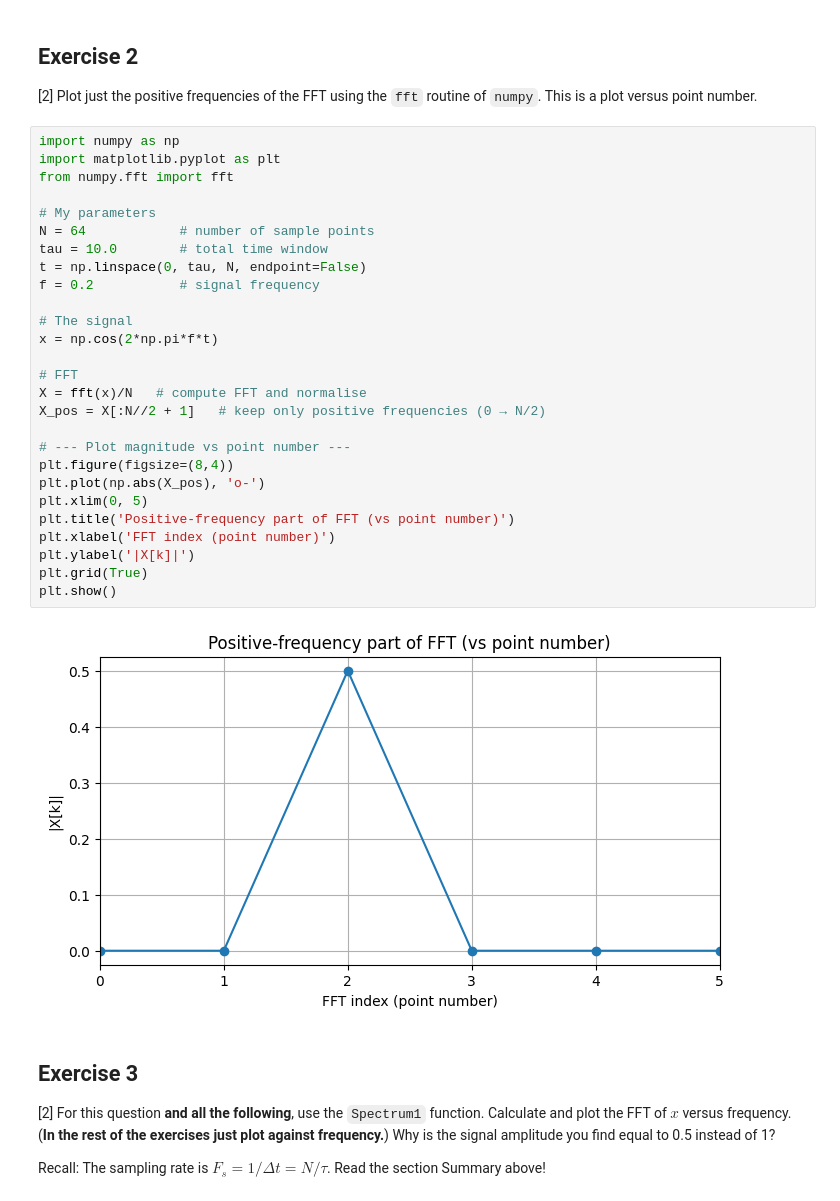
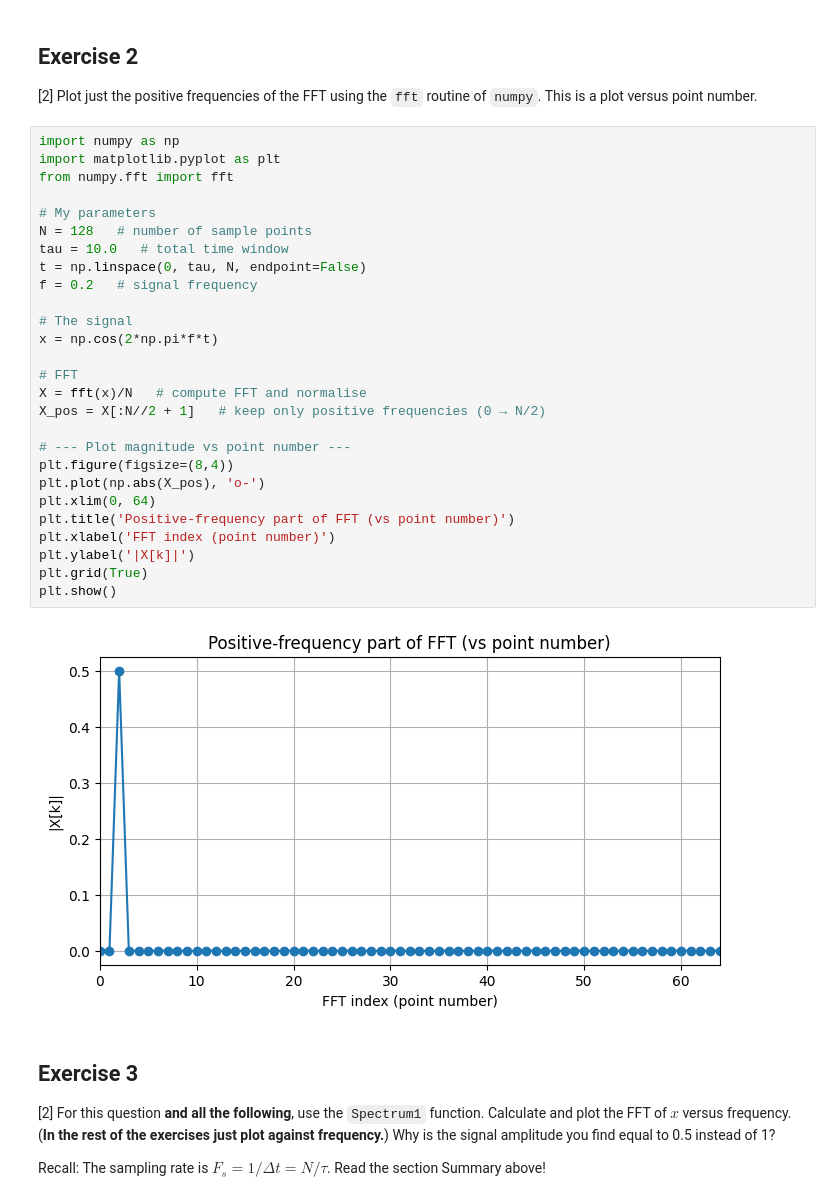
Before and after one commit to PX2145-2025/week-10-b-Taidgh-Mullins, a Jupyter notebook: FFT.ipynb, the cells around one changed output. Cells and saved outputs as stored; diff of their text form.

```diff
--- a/FFT.ipynb
+++ b/FFT.ipynb
@@ -330,32 +330,32 @@ plt.show()
 # %%
 import numpy as np
 import matplotlib.pyplot as plt
 from numpy.fft import fft
 
 # My parameters
-N = 64            # number of sample points
-tau = 10.0        # total time window
+N = 128   # number of sample points
+tau = 10.0   # total time window
 t = np.linspace(0, tau, N, endpoint=False)
-f = 0.2           # signal frequency
+f = 0.2   # signal frequency
 
 # The signal
 x = np.cos(2*np.pi*f*t)
 
 # FFT
 X = fft(x)/N   # compute FFT and normalise
 X_pos = X[:N//2 + 1]   # keep only positive frequencies (0 → N/2)
 
 # --- Plot magnitude vs point number ---
 plt.figure(figsize=(8,4))
 plt.plot(np.abs(X_pos), 'o-')
-plt.xlim(0, 5)
+plt.xlim(0, 64)
 plt.title('Positive-frequency part of FFT (vs point number)')
 plt.xlabel('FFT index (point number)')
 plt.ylabel('|X[k]|')
 plt.grid(True)
 plt.show()
 # %% [output]
-[figure, old version]
+[figure, new version]
 # %% [markdown]
 ## Exercise 3
 
```
